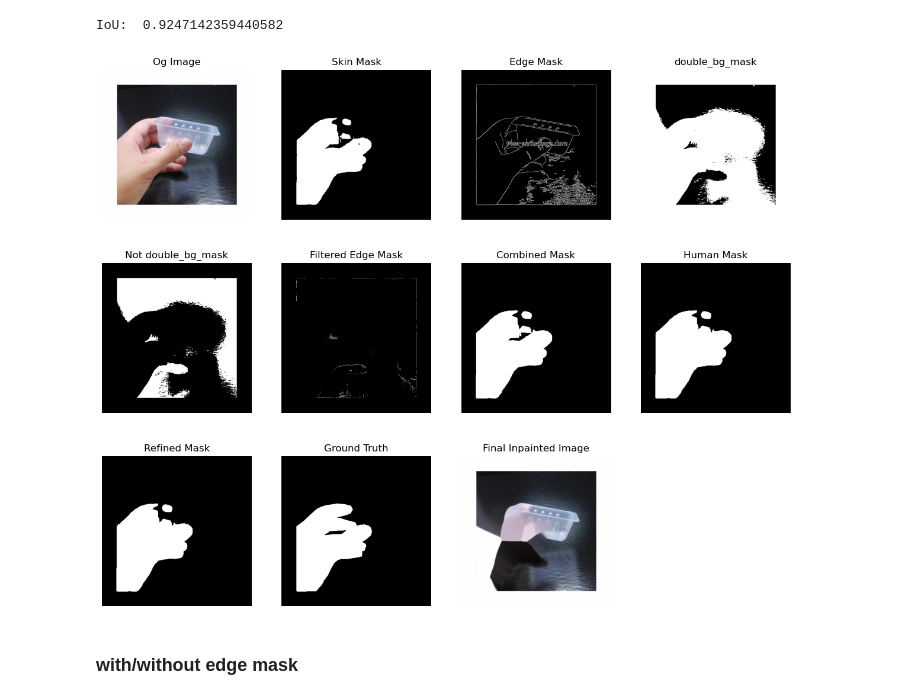
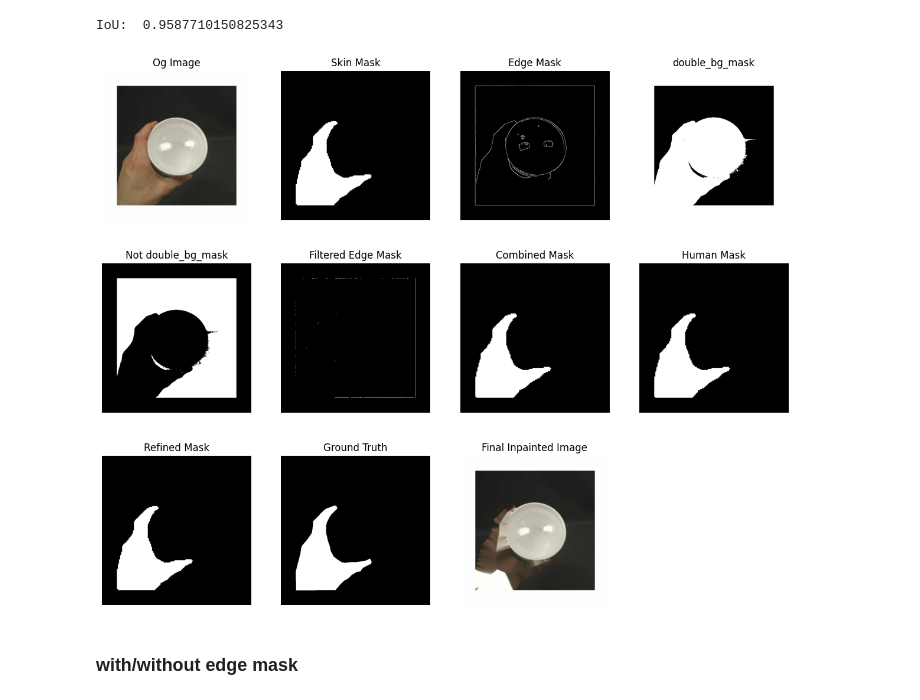
Before and after one commit to rififi1/computer_vision_body_parts_removal, a Jupyter notebook: my_class_user.ipynb, the cells around one changed output. Cells and saved outputs as stored; diff of their text form; code cells hidden in the pictures.

Commit message:
Trying out several techniques for human skin masks

```diff
--- a/my_class_user.ipynb
+++ b/my_class_user.ipynb
@@ -4,12 +4,16 @@ from my_class import MyClass
 # csv loading is done in the init
 pipeline = MyClass(dataset_path='data/CV_subset/',
                    csv_path='data/Human_limbs_annotations.csv')
-# %%
-filenumber = 4
-result_img = pipeline.remove_human_parts_with_visualization(filenumber)
-# %% [output]
-IoU:  0.9247142359440582
-[figure, removed]
+# %%
+#14, 18, 24, 25, 26, 27, 49, 56, 57
+
+filenumber = 58
+result_img = pipeline.remove_human_parts_with_visualization(
+    filenumber, skin_detection_method="ycrcb_chai"
+)
+# %% [output]
+IoU:  0.9587710150825343
+[figure, added]
 # %% [markdown]
 ### with/without edge mask
 # %%
```
Also changed, not shown: parts of 2 cells of this notebook, 2 other files.
